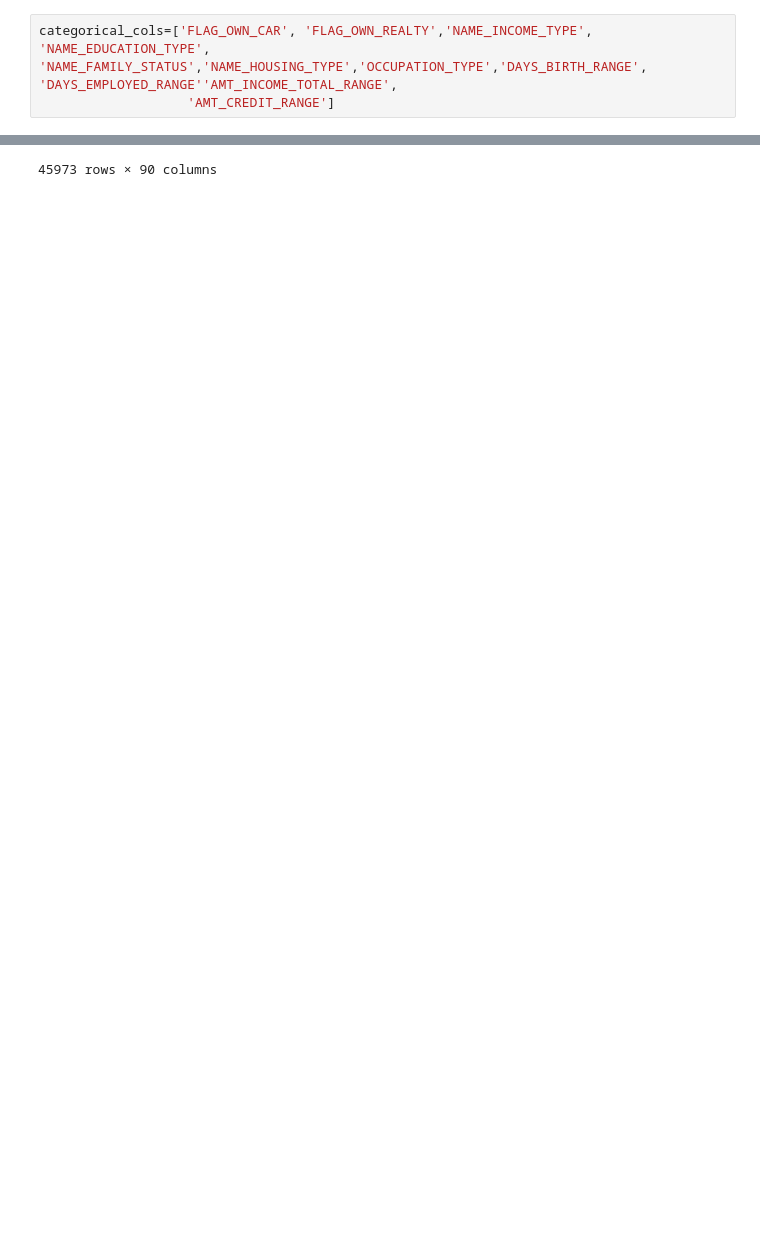
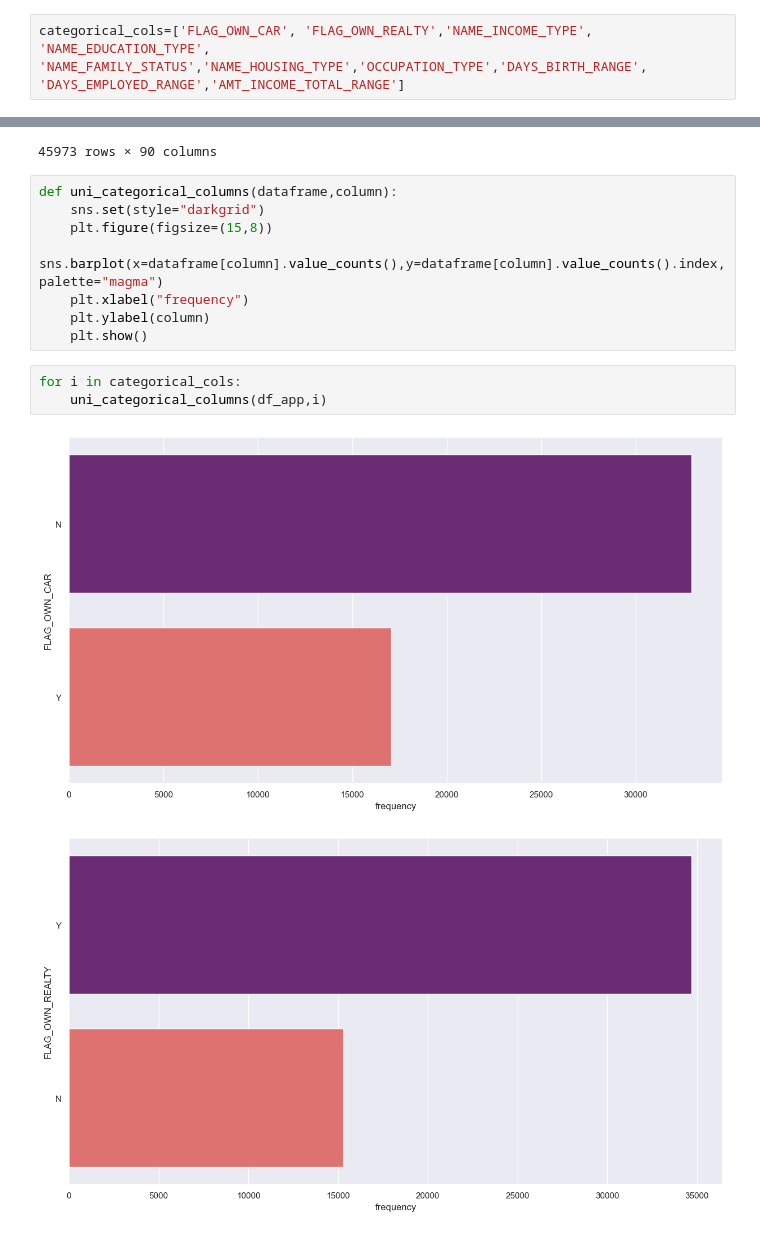
Before and after one commit to tanishqsharma20/python, a Jupyter notebook: python project/Bank loan case study/bank_loan.ipynb, the cells around one changed output, grey strips where cells are left out. Saved outputs shown, nothing was run; the diff lists cells and outputs as text; blank space fills up the shorter version.

```diff
--- a/python project/Bank loan case study/bank_loan.ipynb
+++ b/python project/Bank loan case study/bank_loan.ipynb
@@ -1070,8 +1067,7 @@ dtype: float64
 numerical_cols=["AMT_ANNUITY","AMT_GOODS_PRICE","DAYS_BIRTH_IN_YEAR","DAYS_EMPLOYED_IN_YEAR","AMT_INCOME_TOTAL_IN_LAC","AMT_CREDIT_IN_LAC"
                ,"CREDIT_RATIO","CNT_FAM_MEMBERS"]
 # %%
-categorical_cols=['FLAG_OWN_CAR', 'FLAG_OWN_REALTY','NAME_INCOME_TYPE', 'NAME_EDUCATION_TYPE', 'NAME_FAMILY_STATUS','NAME_HOUSING_TYPE','OCCUPATION_TYPE','DAYS_BIRTH_RANGE', 'DAYS_EMPLOYED_RANGE''AMT_INCOME_TOTAL_RANGE',
-                   'AMT_CREDIT_RANGE']
+categorical_cols=['FLAG_OWN_CAR', 'FLAG_OWN_REALTY','NAME_INCOME_TYPE', 'NAME_EDUCATION_TYPE', 'NAME_FAMILY_STATUS','NAME_HOUSING_TYPE','OCCUPATION_TYPE','DAYS_BIRTH_RANGE', 'DAYS_EMPLOYED_RANGE','AMT_INCOME_TOTAL_RANGE']
 # %%
 def uni_numerical_analysis(dataframe,column):
     sns.set(style="darkgrid")
@@ -1131,3 +1127,17 @@ target_variable_all_others
 | 49997 | 157874 | 0 | Cash loans | F | N | Y | 0 | ... |
 | 49998 | 157875 | 0 | Cash loans | F | N | Y | 0 | ... |
 45973 rows × 90 columns
+# %%
+def uni_categorical_columns(dataframe,column):
+    sns.set(style="darkgrid")
+    plt.figure(figsize=(15,8))
+    sns.barplot(x=dataframe[column].value_counts(),y=dataframe[column].value_counts().index,palette="magma")
+    plt.xlabel("frequency")
+    plt.ylabel(column)
+    plt.show()
+# %%
+for i in categorical_cols:
+    uni_categorical_columns(df_app,i)
+# %% [output]
+[figure, added]
+[figure, added]
```
Also changed, not shown: parts of 5 cells of this notebook, 1 other file.
